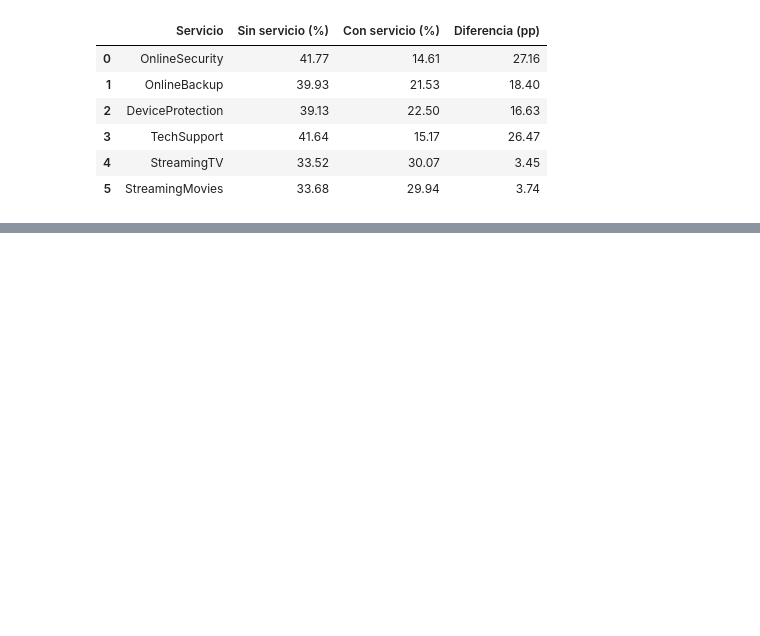
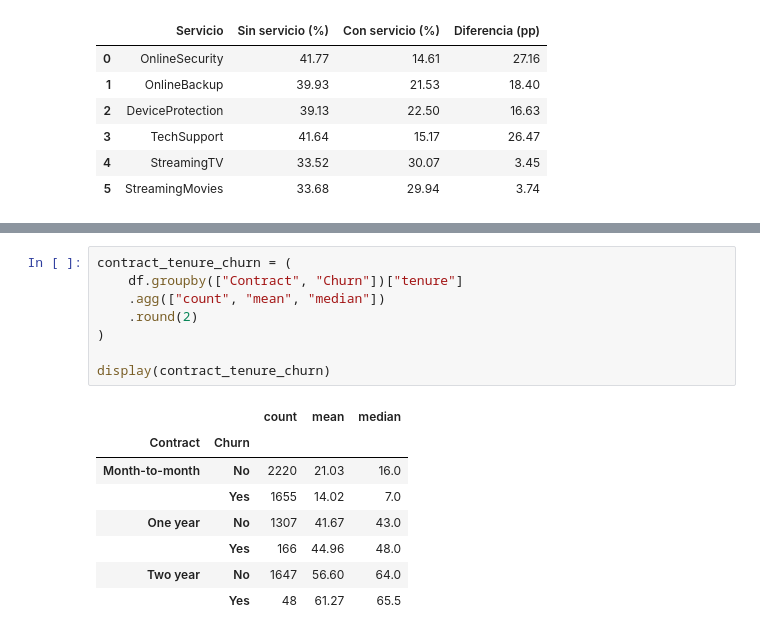
Before and after one commit to sartocol87/retencion_clientes, a Jupyter notebook: notebooks/03_exploratory_analysis.ipynb, the cells around one changed output, grey strips where cells are left out. Saved outputs shown, nothing was run; the diff lists cells and outputs as text; blank space fills up the shorter version.

```diff
--- a/notebooks/03_exploratory_analysis.ipynb
+++ b/notebooks/03_exploratory_analysis.ipynb
@@ -262,0 +420,17 @@ display(service_summary)
+# %%
+contract_tenure_churn = (
+    df.groupby(["Contract", "Churn"])["tenure"]
+    .agg(["count", "mean", "median"])
+    .round(2)
+)
+
+display(contract_tenure_churn)
+# %% [output]
+|  |  | count | mean | median |
+| Contract | Churn |  |  |  |
+| Month-to-month | No | 2220 | 21.03 | 16.0 |
+|  | Yes | 1655 | 14.02 | 7.0 |
+| One year | No | 1307 | 41.67 | 43.0 |
+|  | Yes | 166 | 44.96 | 48.0 |
+| Two year | No | 1647 | 56.60 | 64.0 |
+|  | Yes | 48 | 61.27 | 65.5 |
```
Also changed, not shown: parts of 19 cells of this notebook.
